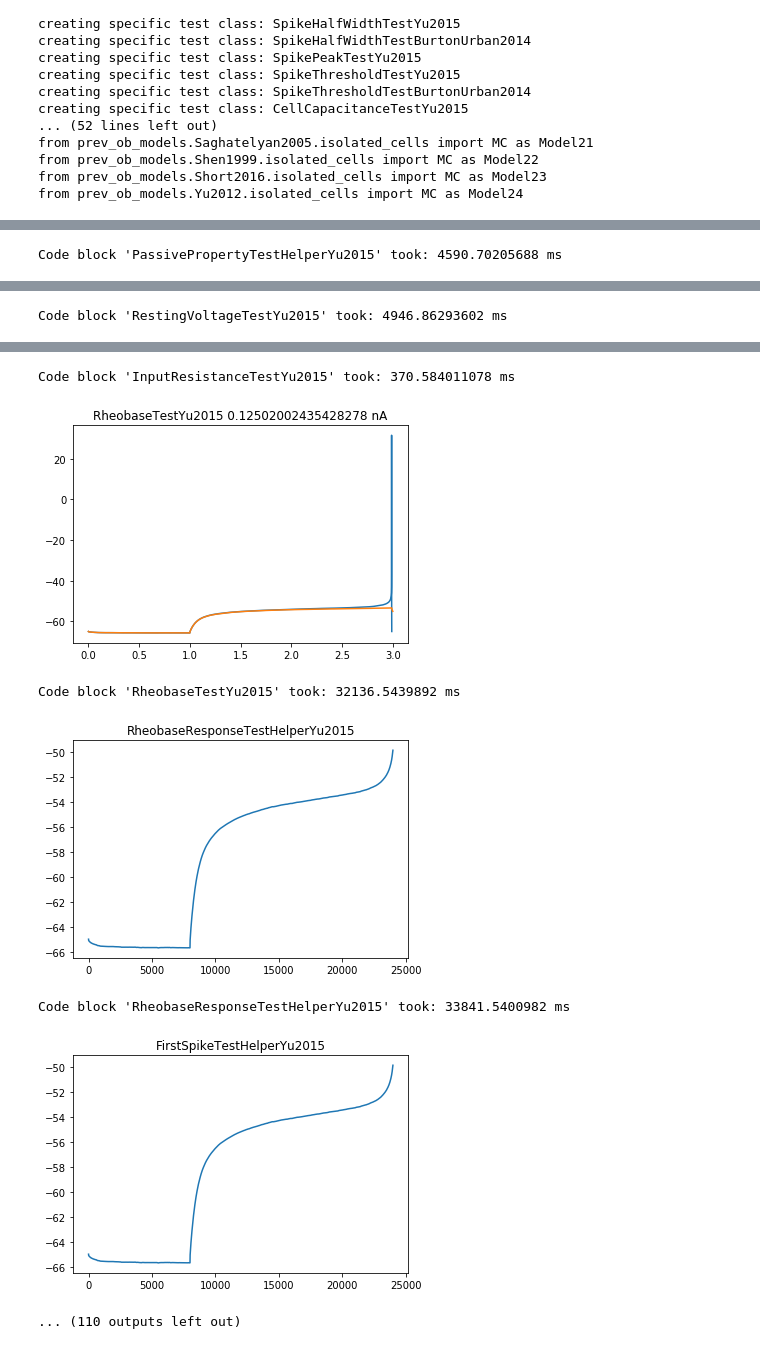
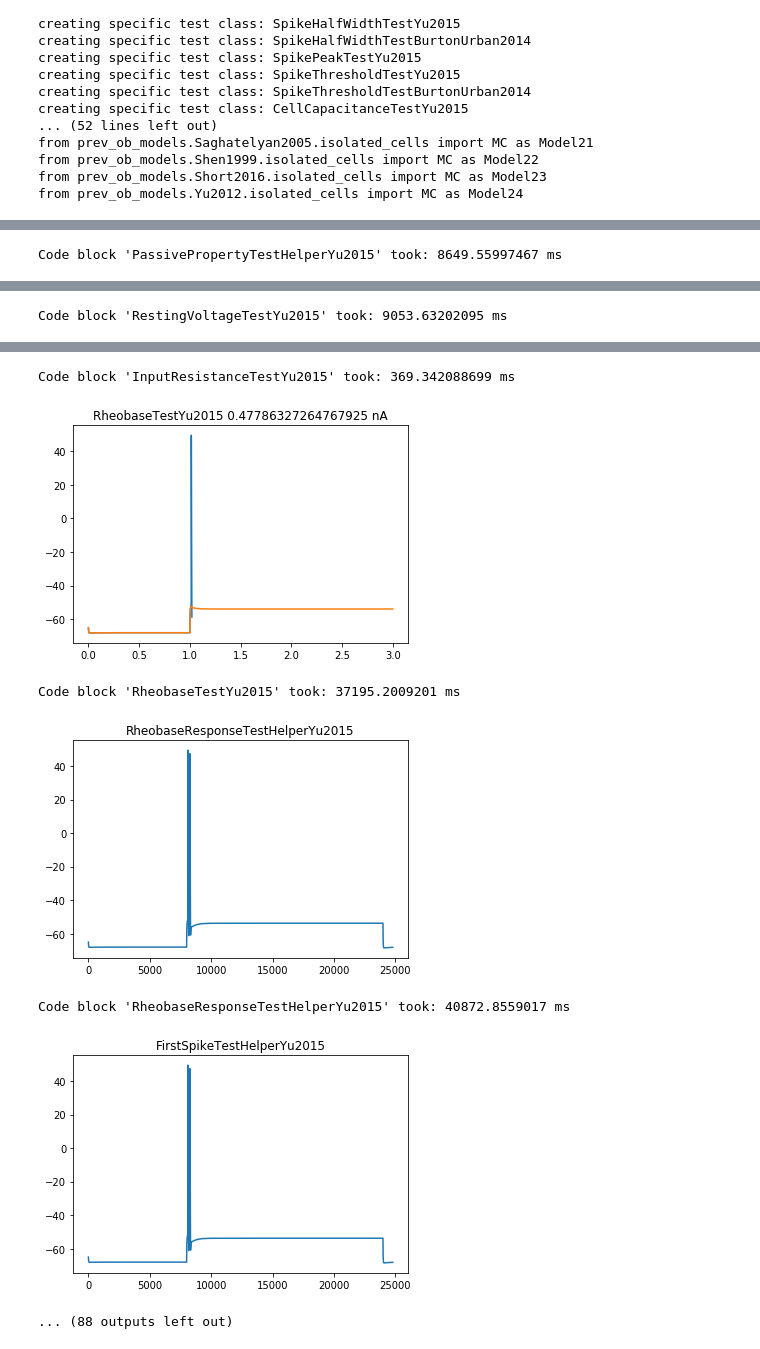
Before and after one commit to JustasB/OlfactoryBulb, a Jupyter notebook: ephyz-validation.ipynb, the cells around one changed output, grey strips where cells are left out. Cells and saved outputs as stored; diff of their text form; code cells hidden in the pictures.

Commit message:
OB test fixes

```diff
--- a/ephyz-validation.ipynb
+++ b/ephyz-validation.ipynb
@@ -105,5 +103,6 @@ cache.clear()
 # %%
-i = 3
+cache.clear()
+i = 14 #Max: 14, skipped 8-11
 for item in [work_items[i]]:
     dowork(item)
 
@@ -124 +113 @@ print("FINISHED")
-Code block 'PassivePropertyTestHelperYu2015' took: 4590.70205688 ms
+Code block 'PassivePropertyTestHelperYu2015' took: 8649.55997467 ms
@@ -126 +115 @@ Code block 'PassivePropertyTestHelperYu2015' took: 4590.70205688 ms
-Code block 'RestingVoltageTestYu2015' took: 4946.86293602 ms
+Code block 'RestingVoltageTestYu2015' took: 9053.63202095 ms
@@ -128,9 +117,9 @@ Code block 'RestingVoltageTestYu2015' took: 4946.86293602 ms
-Code block 'InputResistanceTestYu2015' took: 370.584011078 ms
+Code block 'InputResistanceTestYu2015' took: 369.342088699 ms
-[figure, old version]
+[figure, new version]
-Code block 'RheobaseTestYu2015' took: 32136.5439892 ms
+Code block 'RheobaseTestYu2015' took: 37195.2009201 ms
-[figure, old version]
+[figure, new version]
-Code block 'RheobaseResponseTestHelperYu2015' took: 33841.5400982 ms
+Code block 'RheobaseResponseTestHelperYu2015' took: 40872.8559017 ms
-[figure, old version]
+[figure, new version]
-... (110 outputs left out)
+... (88 outputs left out)
 # %%
 raise Exception()
```
Also changed, not shown: parts of 4 cells of this notebook.
